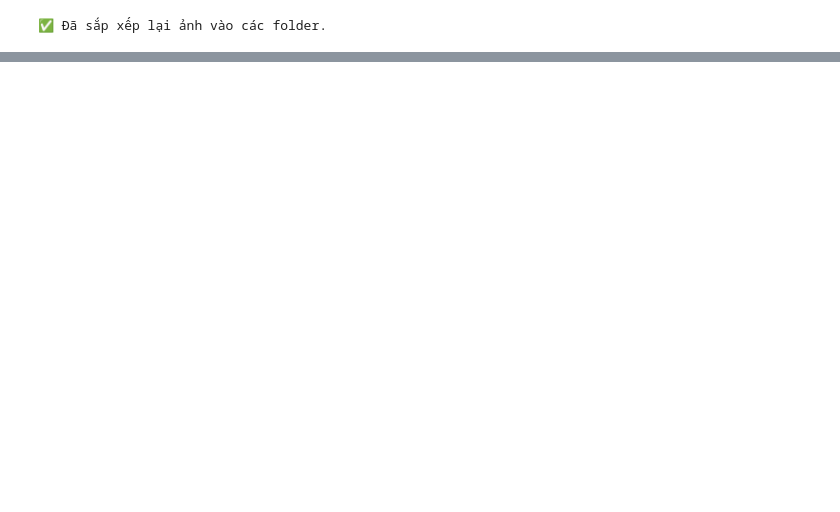
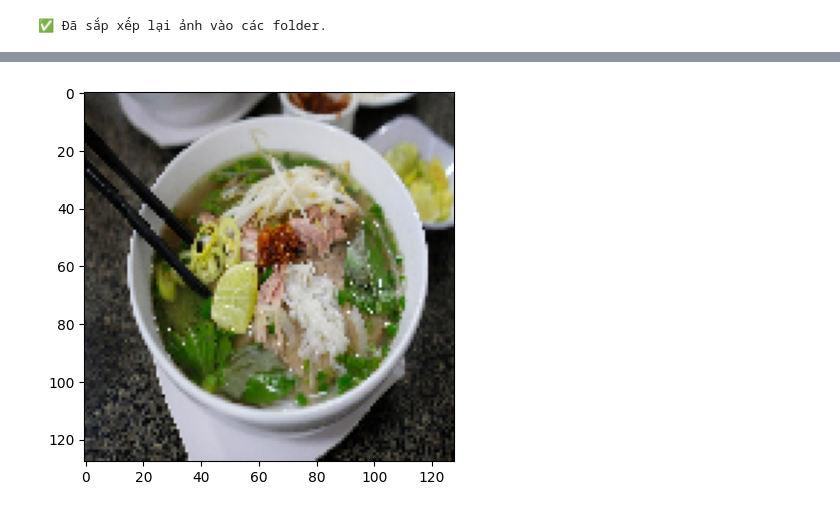
Before and after one commit to nguyenvietnam06/practice, a Jupyter notebook: food.ipynb, the cells around one changed output, grey strips where cells are left out. Cells and saved outputs as stored; diff of their text form; code cells hidden in the pictures; blank space fills up the shorter version.

```diff
--- a/food.ipynb
+++ b/food.ipynb
@@ -154,16 +135,18 @@ WARNING:absl:You are saving your model as an HDF5 file via `model.save()` or `ke
 from tensorflow.keras.models import load_model
 from tensorflow.keras.preprocessing import image
 import numpy as np
+import matplotlib.pyplot as plt # Import the matplotlib.pyplot module
 
 # 1. Tải lại model đã lưu
 model = load_model("vietnamese_food_model.h5")
 
 # 2. Đọc ảnh mới và chuẩn bị cho việc dự đoán
-img_path = '/content/maxresdefault.jpg'  # Đặt đường dẫn đến ảnh cần thử
+img_path = '/content/Phở_bò_(39425047901).jpg'  # Đặt đường dẫn đến ảnh cần thử
 img = image.load_img(img_path, target_size=img_size)
 img_array = image.img_to_array(img)  # Chuyển ảnh thành mảng numpy
 img_array = np.expand_dims(img_array, axis=0)  # Thêm chiều batch
-
+plt.imshow(img) # Now plt is defined and can be used
+plt.show()
 # 3. Tiền xử lý ảnh (giống như khi training)
 img_array /= 255.0  # Rescale ảnh giống như đã làm trong ImageDataGenerator
 
@@ -180,0 +163 @@ WARNING:tensorflow:5 out of the last 6 calls to <function TensorFlowTrainer.make
+[figure, added]
```
Also changed, not shown: parts of 4 cells of this notebook.
